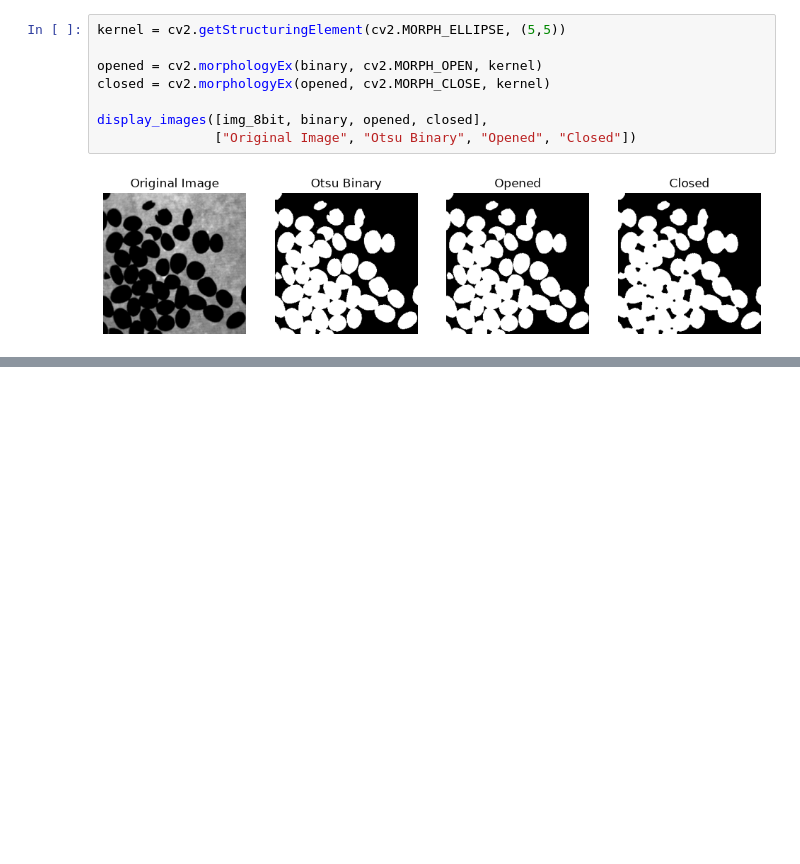
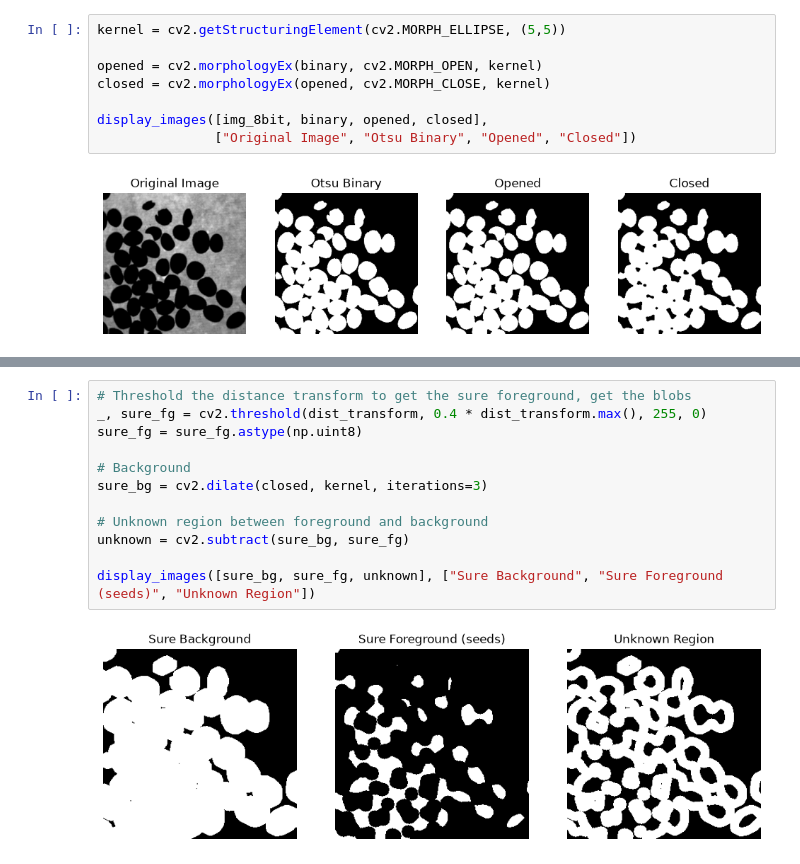
Before and after one commit to bdsh-14/unr-ee681-image-analysis, a Jupyter notebook: HW3/assignment3.ipynb, the cells around one changed output, grey strips where cells are left out. Cells and saved outputs as stored; diff of their text form; blank space fills up the shorter version.

```diff
--- a/HW3/assignment3.ipynb
+++ b/HW3/assignment3.ipynb
@@ -113,0 +122,14 @@ display_images([closed, dist_transform], ["Closed", "Distance Transform"])
+# %%
+# Threshold the distance transform to get the sure foreground, get the blobs
+_, sure_fg = cv2.threshold(dist_transform, 0.4 * dist_transform.max(), 255, 0)
+sure_fg = sure_fg.astype(np.uint8)
+
+# Background
+sure_bg = cv2.dilate(closed, kernel, iterations=3)
+
+# Unknown region between foreground and background
+unknown = cv2.subtract(sure_bg, sure_fg)
+
+display_images([sure_bg, sure_fg, unknown], ["Sure Background", "Sure Foreground (seeds)", "Unknown Region"])
+# %% [output]
+[figure, added]
```
Also changed, not shown: parts of 3 cells of this notebook.
